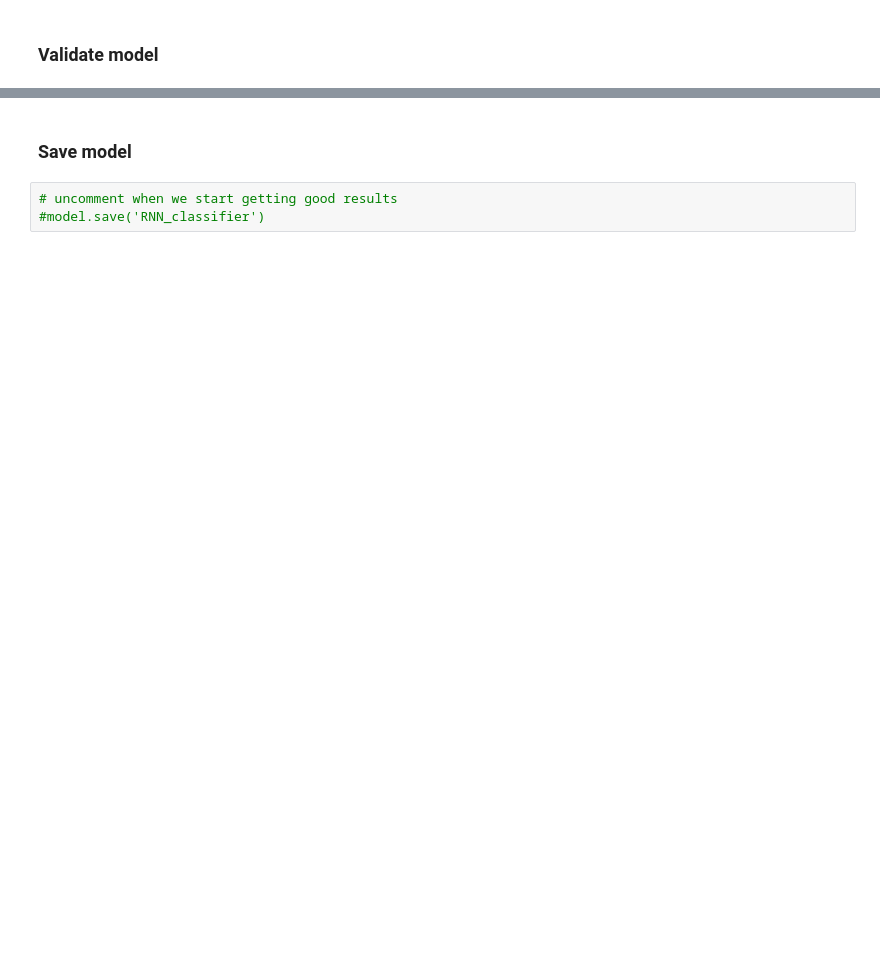
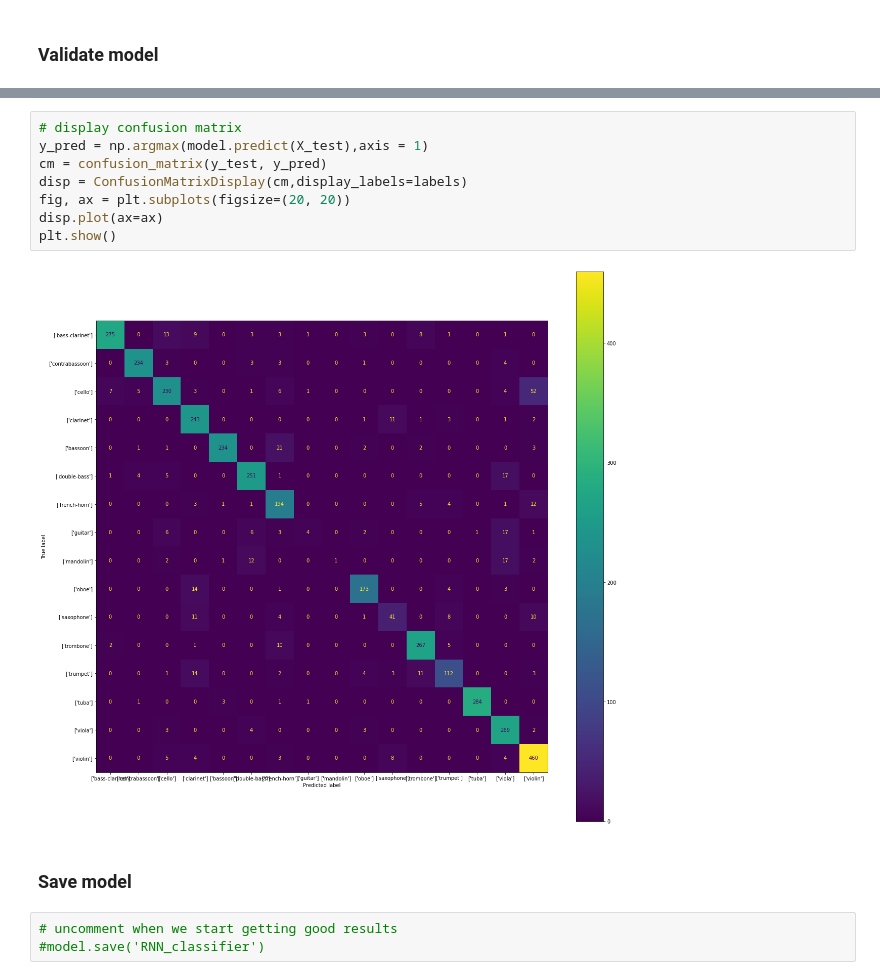
Before and after one commit to aesuf/the-perfect-sampler, a Jupyter notebook: RNN.ipynb, the cells around one changed output, grey strips where cells are left out. Drawn from its saved outputs; the diff is of its cells as text; blank space fills up the shorter version.

```diff
--- a/RNN.ipynb
+++ b/RNN.ipynb
@@ -192,3 +216,13 @@ print('Confusion_matrix: ',tf.math.confusion_matrix(y_test, np.argmax(t_pred,axi
+# %%
+# display confusion matrix
+y_pred = np.argmax(model.predict(X_test),axis = 1)
+cm = confusion_matrix(y_test, y_pred)
+disp = ConfusionMatrixDisplay(cm,display_labels=labels)
+fig, ax = plt.subplots(figsize=(20, 20))
+disp.plot(ax=ax)
+plt.show()
+# %% [output]
+[figure, added]
 # %% [markdown]
 ### Save model ###
 # %%
```
Also changed, not shown: parts of 5 cells of this notebook.
